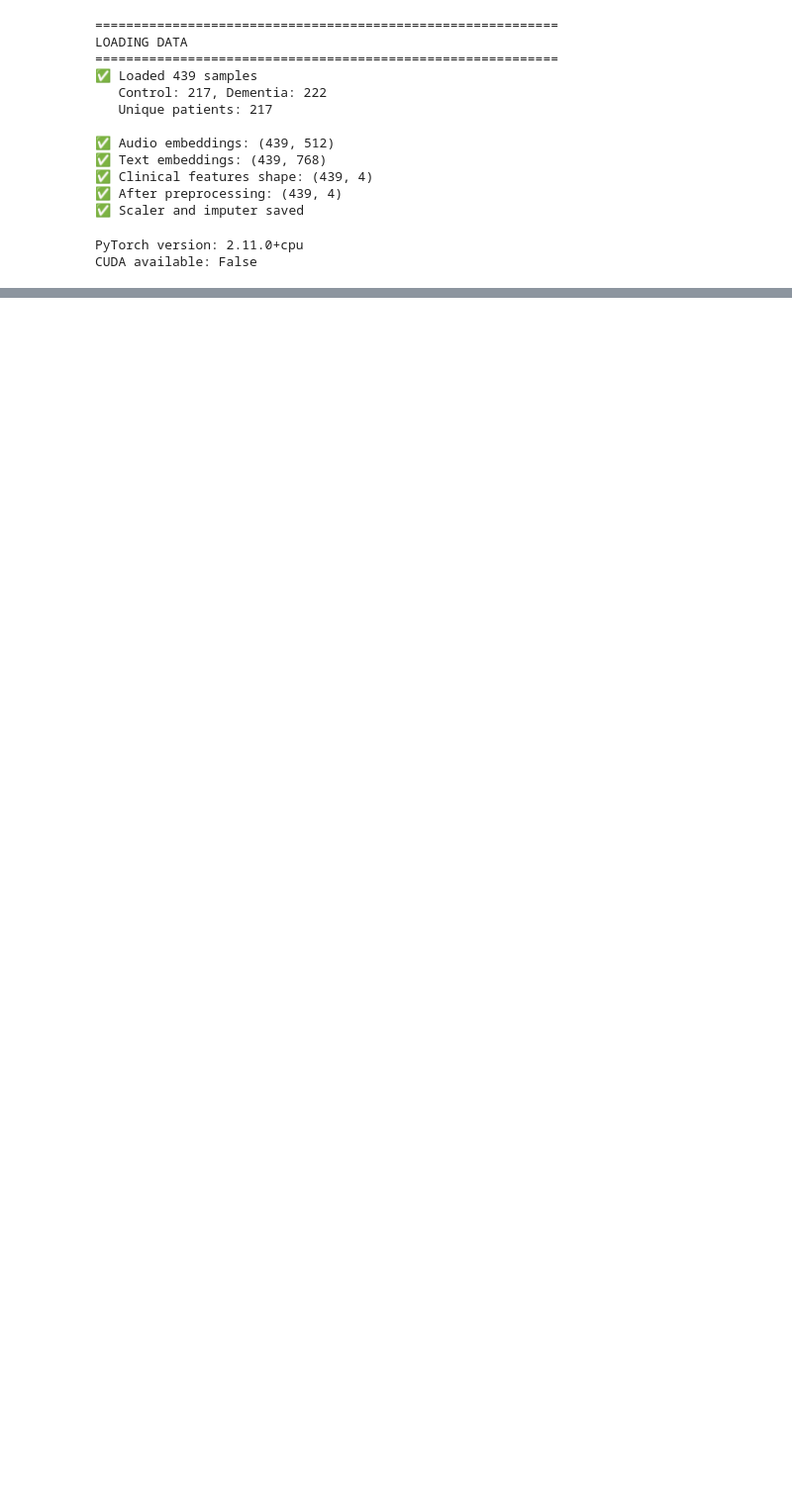
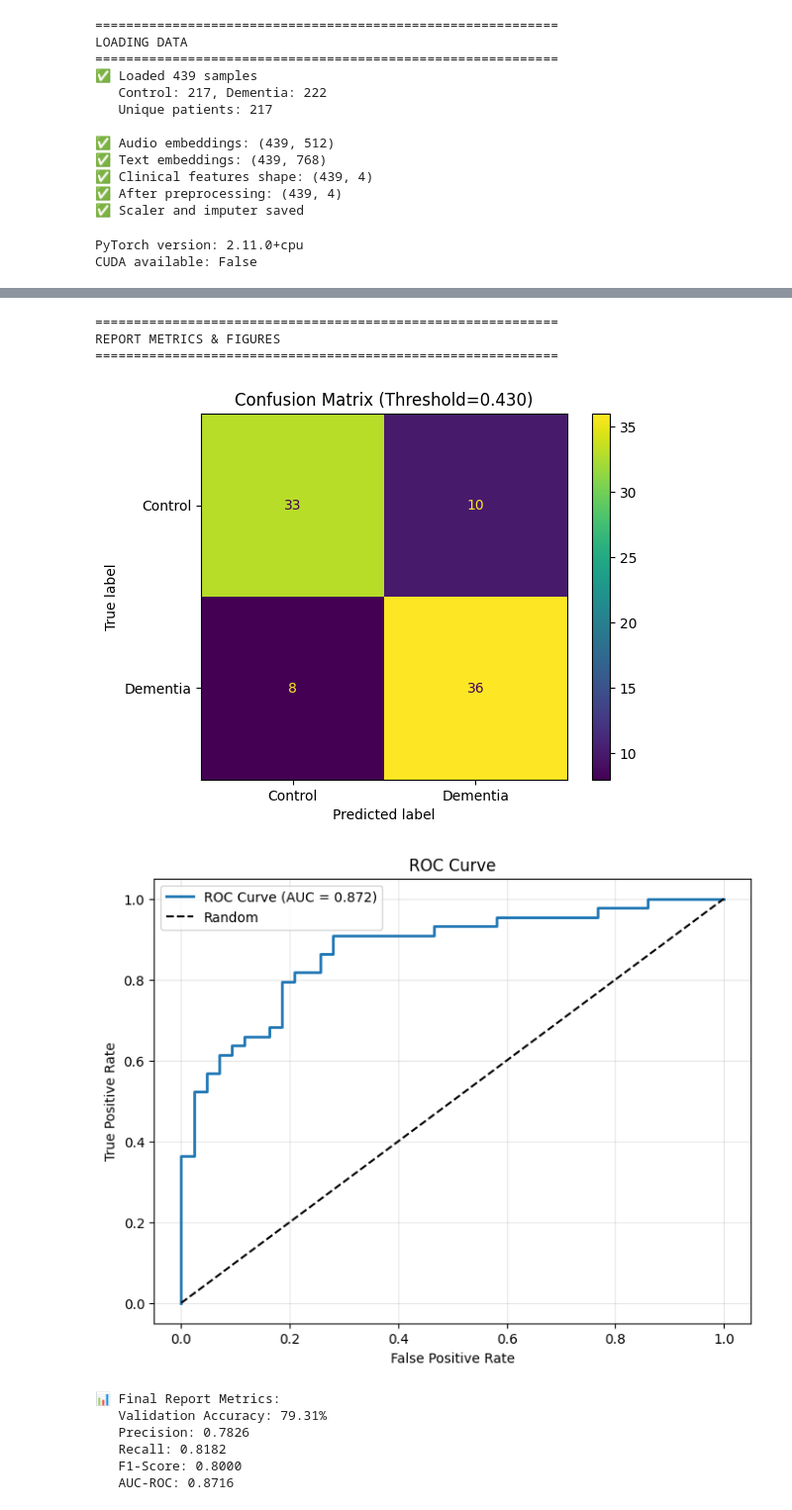
Before and after one commit to VikasPatil64/alzheimers-speech-detection, a Jupyter notebook: notebooks/final.ipynb, the cells around one changed output, grey strips where cells are left out. Shown at 99% size. Cells and saved outputs as stored; diff of their text form; code cells hidden in the pictures; blank space fills up the shorter version.

```diff
--- a/notebooks/final.ipynb
+++ b/notebooks/final.ipynb
@@ -964 +910,60 @@ else:
    Location: C:\alzheimers_detection\models\multimodal_clinical_model.pth
+# %%
+# Cell 12: Generate Report Metrics & Figures
+print("\n" + "=" * 60)
+print("REPORT METRICS & FIGURES")
+print("=" * 60)
+
+from sklearn.metrics import confusion_matrix, ConfusionMatrixDisplay, roc_curve, auc, recall_score, precision_score, f1_score
+
+# Get predictions from best model on validation set
+best_model.eval()
+with torch.no_grad():
+    X_audio_val = torch.FloatTensor(audio_emb[val_idx]).to(device)
+    X_text_val = torch.FloatTensor(text_emb[val_idx]).to(device)
+    X_clinical_val = torch.FloatTensor(clinical_features[val_idx]).to(device)
+    outputs = best_model(X_audio_val, X_text_val, X_clinical_val)
+    probs = torch.softmax(outputs, dim=1).cpu().numpy()
+    preds = (probs[:, 1] > best_threshold).astype(int)
+
+# Confusion Matrix
+cm = confusion_matrix(y[val_idx], preds)
+disp = ConfusionMatrixDisplay(confusion_matrix=cm, display_labels=["Control", "Dementia"])
+disp.plot()
+plt.title(f"Confusion Matrix (Threshold={best_threshold:.3f})")
+plt.savefig(os.path.join(MODEL_SAVE_PATH, "confusion_matrix.png"), dpi=150)
+plt.show()
+
+# ROC Curve
+fpr, tpr, _ = roc_curve(y[val_idx], probs[:, 1])
+roc_auc = auc(fpr, tpr)
+
+plt.figure(figsize=(8, 6))
+plt.plot(fpr, tpr, label=f'ROC Curve (AUC = {roc_auc:.3f})', linewidth=2)
+plt.plot([0, 1], [0, 1], 'k--', label='Random')
+plt.xlabel('False Positive Rate')
+plt.ylabel('True Positive Rate')
+plt.title('ROC Curve')
+plt.legend()
+plt.grid(True, alpha=0.3)
+plt.savefig(os.path.join(MODEL_SAVE_PATH, "roc_curve.png"), dpi=150)
+plt.show()
+
+print(f"\n📊 Final Report Metrics:")
+print(f"   Validation Accuracy: {accuracy_score(y[val_idx], preds)*100:.2f}%")
+print(f"   Precision: {precision_score(y[val_idx], preds):.4f}")
+print(f"   Recall: {recall_score(y[val_idx], preds):.4f}")
+print(f"   F1-Score: {f1_score(y[val_idx], preds):.4f}")
+print(f"   AUC-ROC: {roc_auc:.4f}")
+# %% [output]
+============================================================
+REPORT METRICS & FIGURES
+============================================================
+[figure, added]
+[figure, added]
+📊 Final Report Metrics:
+   Validation Accuracy: 79.31%
+   Precision: 0.7826
+   Recall: 0.8182
+   F1-Score: 0.8000
+   AUC-ROC: 0.8716
```
Also changed, not shown: parts of 14 cells of this notebook.
